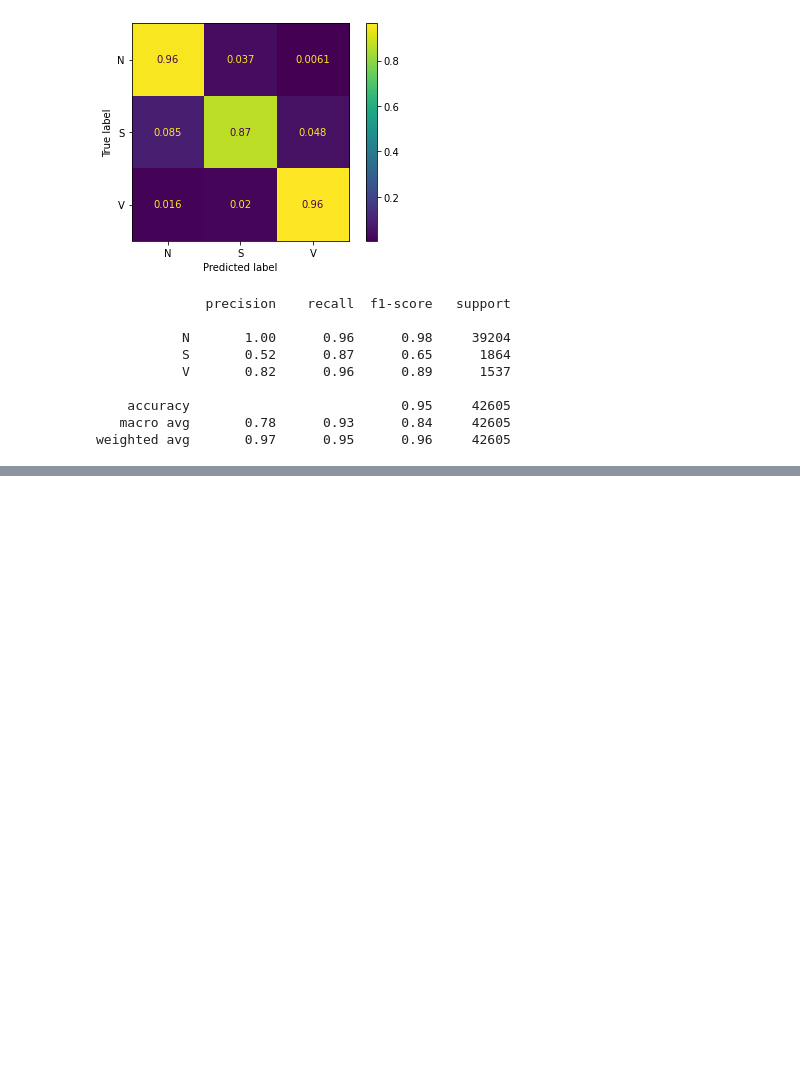
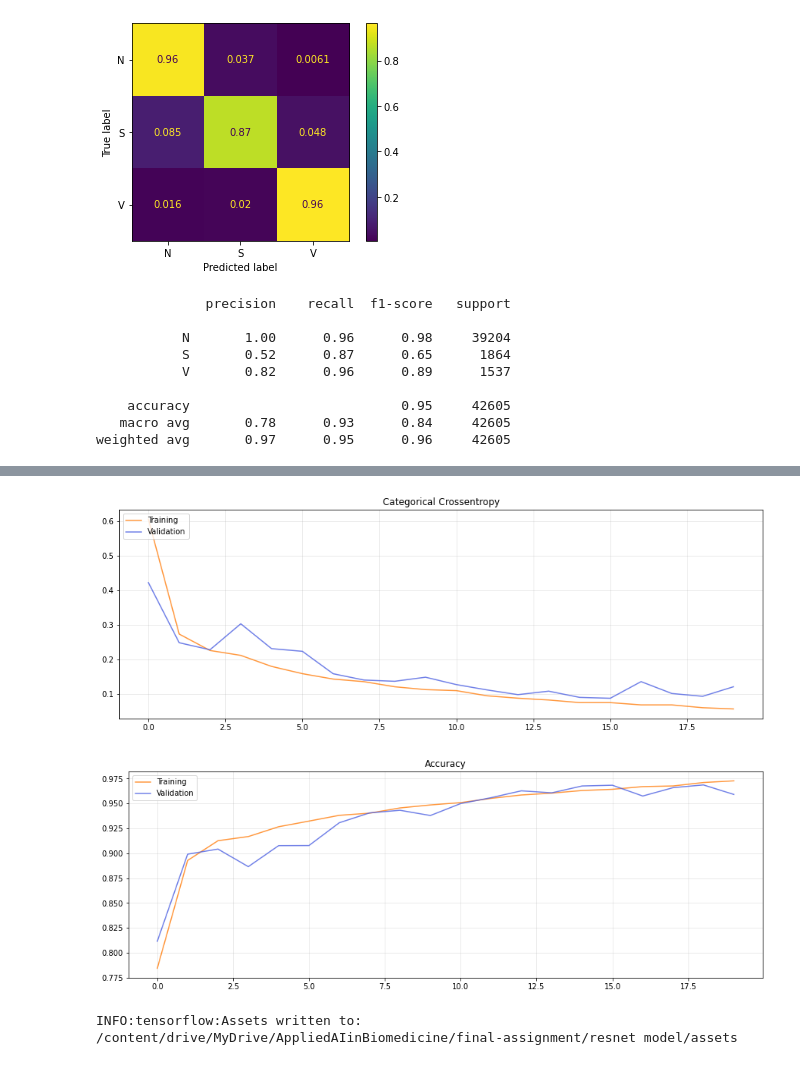
Before and after one commit to romano-francesco/applied-ai-in-biomedicine-ECG-classifier, a Jupyter notebook: Deep_Learning_Approach.ipynb, the cells around one changed output, grey strips where cells are left out. Drawn from its saved outputs; the diff is of its cells as text; code cells hidden in the pictures; blank space fills up the shorter version.

Commit message:
resnet implementation + batch_gen_near_beats

```diff
--- a/Deep_Learning_Approach.ipynb
+++ b/Deep_Learning_Approach.ipynb
@@ -1096,0 +1178,9 @@ weighted avg       0.97      0.95      0.96     42605
+# %%
+resNet = resnet(N=8, ch=1, win_len=max_len, classes=3)
+
+learning_rate = 0.001
+resNet.compile(
+    optimizer = tf.keras.optimizers.Adam(),
+    loss = 'categorical_crossentropy',
+    metrics = ['accuracy', 'Precision', 'Recall' ]
+)
@@ -1096,0 +1211,10 @@ weighted avg       0.97      0.95      0.96     42605
+# %%
+batch_size = 128
+
+history_resNet = resNet.fit(
+    x=batch_generator_data(batch_size=batch_size, x_gen=generate_X_shuffle(X_train), y_gen=generate_y_shuffle(y_train)),
+    validation_data= validation_data.batch(batch_size),
+    steps_per_epoch=compute_steps(len(X_train), batch_size),
+    epochs = 20,
+    class_weight = class_weights
+     ).history
@@ -1096,0 +1239,24 @@ weighted avg       0.97      0.95      0.96     42605
+# %%
+# Plot the training
+plt.figure(figsize=(15,5))
+plt.plot(history_resNet['loss'], label='Training', alpha=.8, color='#ff7f0e')
+plt.plot(history_resNet['val_loss'], label='Validation', alpha=.8, color='#4D61E2')
+plt.legend(loc='upper left')
+plt.title('Categorical Crossentropy')
+plt.grid(alpha=.3)
+
+plt.figure(figsize=(15,5))
+plt.plot(history_resNet['accuracy'], label='Training', alpha=.8, color='#ff7f0e')
+plt.plot(history_resNet['val_accuracy'], label='Validation', alpha=.8, color='#4D61E2')
+plt.legend(loc='upper left')
+plt.title('Accuracy')
+plt.grid(alpha=.3)
+
+plt.show()
+# %% [output]
+[figure, added]
+[figure, added]
+# %%
+resNet.save('/content/drive/MyDrive/AppliedAIinBiomedicine/final-assignment/resnet model')
+# %% [output]
+INFO:tensorflow:Assets written to: /content/drive/MyDrive/AppliedAIinBiomedicine/final-assignment/resnet model/assets
```
Also changed, not shown: parts of 19 cells of this notebook.
